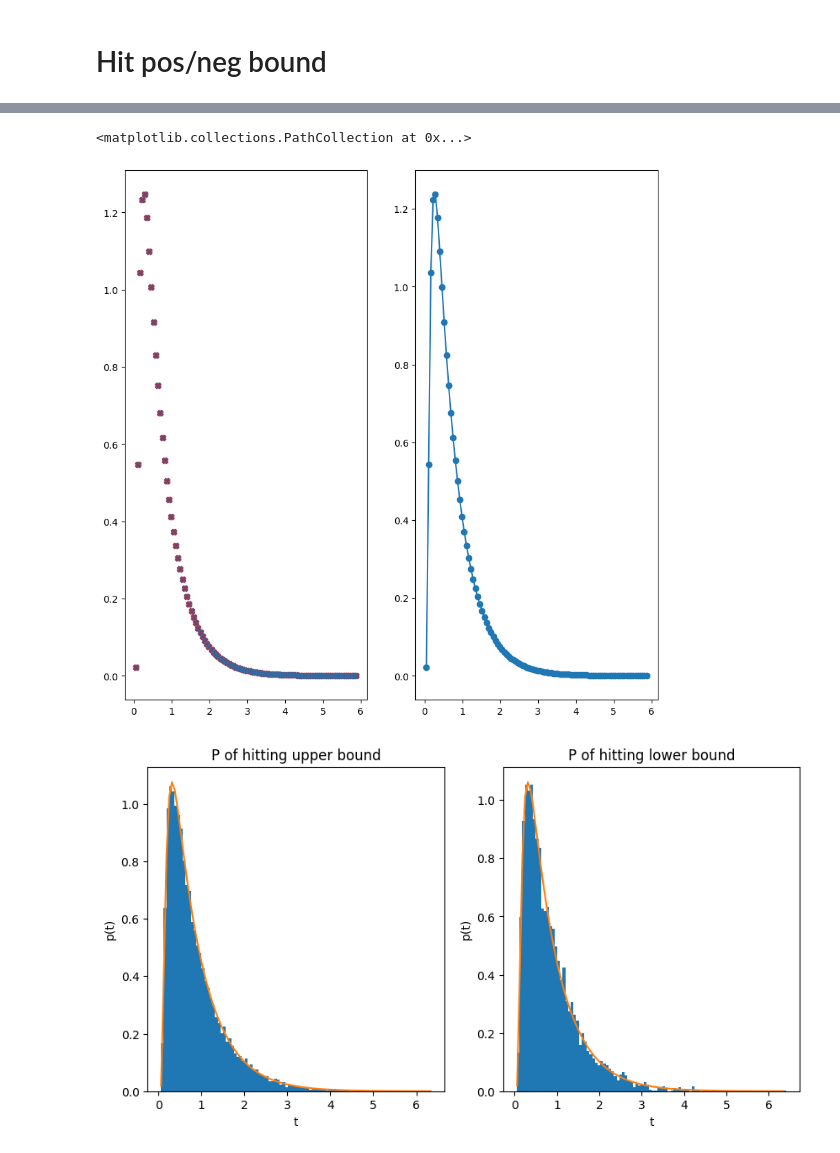
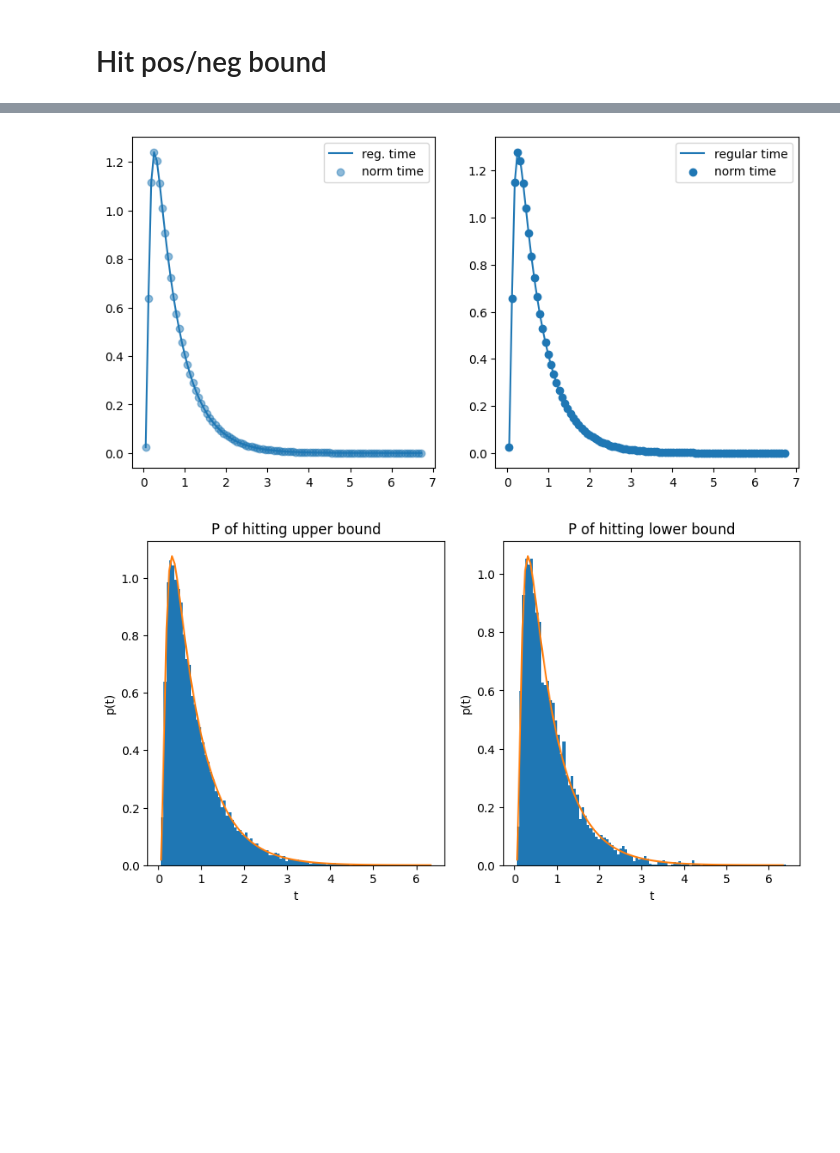
Before and after one commit to rakaar/ddm_codes, a Jupyter notebook: action_init_ddm/fitting_sim_data.ipynb, the cells around one changed output, grey strips where cells are left out. Saved outputs shown, nothing was run; the diff lists cells and outputs as text; code cells hidden in the pictures; blank space fills up the shorter version.

```diff
--- a/action_init_ddm/fitting_sim_data.ipynb
+++ b/action_init_ddm/fitting_sim_data.ipynb
@@ -1079,23 +1079,24 @@ len(upp_bound_idx), len(low_bound_idx)
 from psiam_utils import rho_E_minus_t_fn
 t_pts = np.linspace(min(upp_bound_rt), max(upp_bound_rt), 100)
 theory_up = np.array([rho_E_minus_t_fn(t, -v, a/2, 30, 0, 0, 0) for t in t_pts])/(len(upp_bound_idx)/N_sim)
-theory_down = np.array([rho_E_minus_t_fn(t, v, a/2, 10, 0, 0, 0) for t in t_pts])/(len(low_bound_idx)/N_sim)
+theory_down = np.array([rho_E_minus_t_fn(t, v, a/2, 30, 0, 0, 0) for t in t_pts])/(len(low_bound_idx)/N_sim)
 # %%
 from psiam_utils import rho_E_minus_t_NORM_fn
 # %%
 theory_up_2 = np.array([rho_E_minus_t_NORM_fn(t, -v, a/2, 10, 0, 0, 0) for t in t_pts])/(len(upp_bound_idx)/N_sim)
 theory_down_2 = np.array([rho_E_minus_t_NORM_fn(t, v, a/2, 10, 0, 0, 0) for t in t_pts])/(len(low_bound_idx)/N_sim)
 # %%
-plt.figure(figsize=(10, 10))
+plt.figure(figsize=(10, 5))
 plt.subplot(1,2,1)
-plt.scatter(t_pts, theory_up, marker ='X', color='r')
-plt.scatter(t_pts, theory_up_2, alpha=0.5)
+plt.plot(t_pts, theory_up, label='reg. time')
+plt.scatter(t_pts, theory_up_2, alpha=0.5, label='norm time')
+plt.legend();
 plt.subplot(1,2,2)
-plt.plot(t_pts, theory_down)
-plt.scatter(t_pts, theory_down_2)
+plt.plot(t_pts, theory_down, label='regular time')
+plt.scatter(t_pts, theory_down_2, label='norm time')
+plt.legend();
 # %% [output]
-<matplotlib.collections.PathCollection at 0x...>
-[figure, old version]
+[figure, new version]
 # %%
 plt.figure(figsize=(10,5))
 plt.subplot(1,2,1)
```
Also changed, not shown: parts of 1 cell of this notebook, 1 other file.
